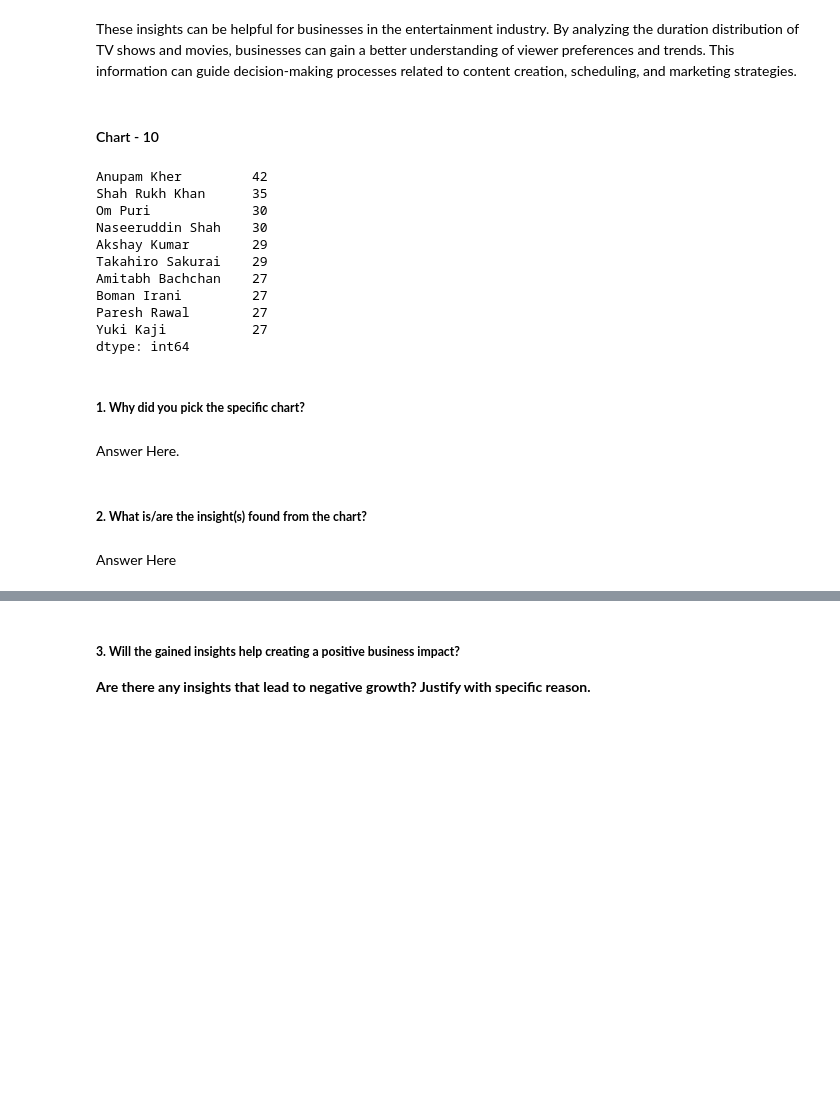
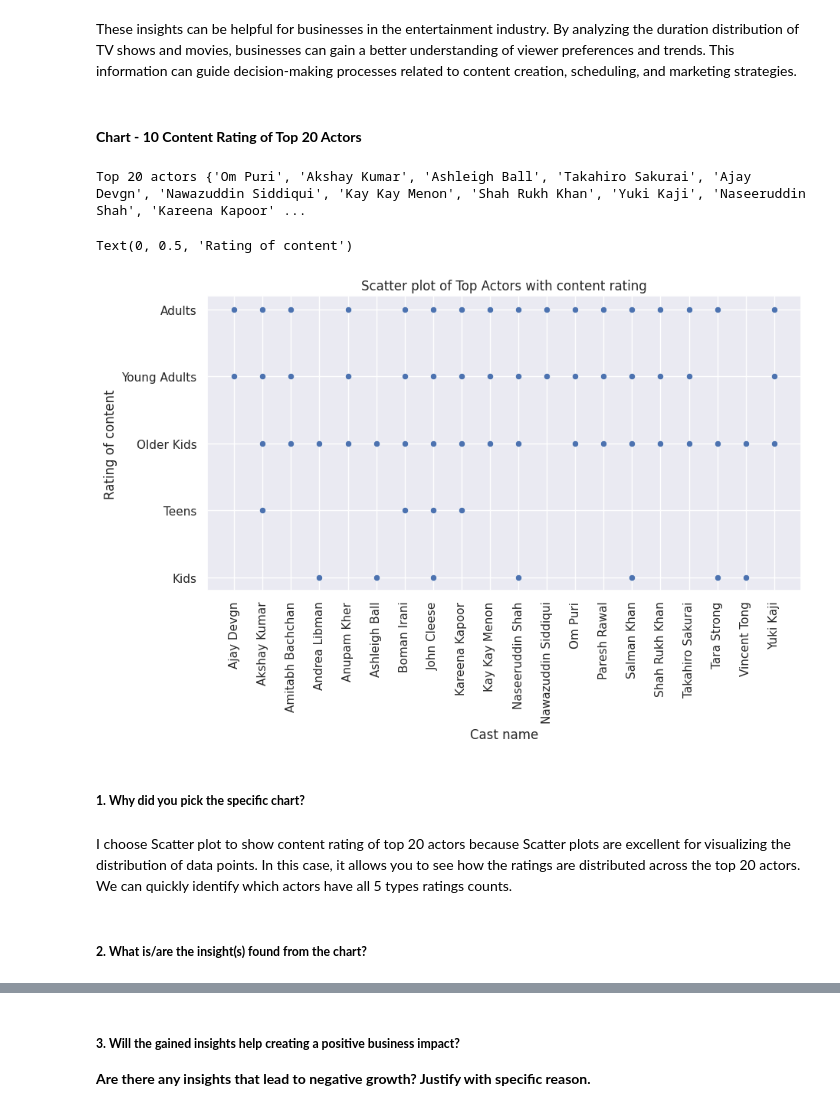
Before and after one commit to kapilkukreja469/NETFLIX_MOVIES_AND_TV_SHOWS_CLUSTERING, a Jupyter notebook: NETFLIX_MOVIES_AND_TV_SHOWS_CLUSTERING_by_kapil_kukreja.ipynb, the cells around one changed output, grey strips where cells are left out. Cells and saved outputs as stored; diff of their text form; code cells hidden in the pictures; blank space fills up the shorter version.

```diff
--- a/NETFLIX_MOVIES_AND_TV_SHOWS_CLUSTERING_by_kapil_kukreja.ipynb
+++ b/NETFLIX_MOVIES_AND_TV_SHOWS_CLUSTERING_by_kapil_kukreja.ipynb
@@ -740,35 +741,58 @@ i choose Seaborn's histplot that offers several advantages for creating histogra
 # %% [markdown]
 These insights can be helpful for businesses in the entertainment industry. By analyzing the duration distribution of TV shows and movies, businesses can gain a better understanding of viewer preferences and trends. This information can guide decision-making processes related to content creation, scheduling, and marketing strategies.
 # %% [markdown]
-#### Chart - 10
+#### **Chart - 10 Content Rating of Top 20 Actors**
-# %%
-# Chart - 10 visualization code
-# seperating TV shows actor from cast column
-top_10_cast= df['cast'].str.split(', ', expand=True).stack()
-top_10_cast= top_10_cast[(top_10_cast != 'No cast') & (top_10_cast != 'Unknown')]
-a = top_10_cast.value_counts().head(10)
-print(a)
-#sns.scatterplot(x='cast', y='rating', data=df)
-#plt.title('Scatter plot of cast with content rating')
-#plt.xlabel('cast name')
-#plt.ylabel('rating of content')
-# %% [output]
-Anupam Kher         42
-Shah Rukh Khan      35
-Om Puri             30
-Naseeruddin Shah    30
-Akshay Kumar        29
-Takahiro Sakurai    29
-Amitabh Bachchan    27
-Boman Irani         27
-Paresh Rawal        27
-Yuki Kaji           27
-dtype: int64
+# %%
+# Chart - 10 visualization code
+
+# Split the cast column into individual actors
+cast_rating=pd.DataFrame(df)
+cast_rating['cast']=df['cast'].str.split(', ')
+cast_rating= cast_rating[(cast_rating != 'No cast') & (cast_rating != 'Unknown')]
+
+# Create an empty list to store DataFrames to be concatenated
+dfs_to_concat = []
+
+# Iterate to create DataFrames for each actor-rating pair
+for index, row in cast_rating.iterrows():
+    actor_list = row['cast']
+    rating_list = [row['rating']] * len(actor_list)
+    actor_rating_df = pd.DataFrame({'actor': actor_list, 'rating': rating_list})
+    dfs_to_concat.append(actor_rating_df)
+
+# Concatenate all the DataFrames in the list
+actor_rating_df = pd.concat(dfs_to_concat, ignore_index=True)
+
+# Group by 'actor' and 'rating', then count the occurrences
+actor_rating_counts = actor_rating_df.groupby(['actor', 'rating']).size().reset_index(name='count')
+
+# Filter out actors with the name "unknown"
+actor_rating_counts = actor_rating_counts[actor_rating_counts['actor'] != 'Unknown']
+
+# Split the 'cast' column into individual actors
+top_20_cast= df['cast'].str.split(', ', expand=True).stack()
+top_20_cast= top_20_cast[(top_20_cast != 'No cast') & (top_20_cast != 'Unknown')]
+top_20_cast = top_20_cast.value_counts().head(20)
+# Convert to set for efficient lookup
+top_20_cast=set(top_20_cast.index)
+print("Top 20 actors",top_20_cast)
+
+# Seperating rating of top 20 actors for visualizing
+actor_counts = actor_rating_counts[actor_rating_counts['actor'].isin(top_20_cast)]
+
+# visualizing data into scatterplot
+sns.scatterplot(x='actor', y='rating', data=actor_counts)
+plt.xticks(rotation=90)
+plt.title('Scatter plot of Top Actors with content rating')
+plt.xlabel('Cast name')
+plt.ylabel('Rating of content')
+# %% [output]
+Top 20 actors {'Om Puri', 'Akshay Kumar', 'Ashleigh Ball', 'Takahiro Sakurai', 'Ajay Devgn', 'Nawazuddin Siddiqui', 'Kay Kay Menon', 'Shah Rukh Khan', 'Yuki Kaji', 'Naseeruddin Shah', 'Kareena Kapoor' ...
+Text(0, 0.5, 'Rating of content')
+[figure, added]
 # %% [markdown]
 ##### **1. Why did you pick the specific chart?**
-# %% [markdown]
-Answer Here.
+# %% [markdown]
+I choose Scatter plot to show content rating of top 20 actors because Scatter plots are excellent for visualizing the distribution of data points. In this case, it allows you to see how the ratings are distributed across the top 20 actors. We can quickly identify which actors have all 5 types ratings counts.
 # %% [markdown]
 ##### **2. What is/are the insight(s) found from the chart?**
-# %% [markdown]
-Answer Here
```
Also changed, not shown: parts of 27 cells of this notebook.
